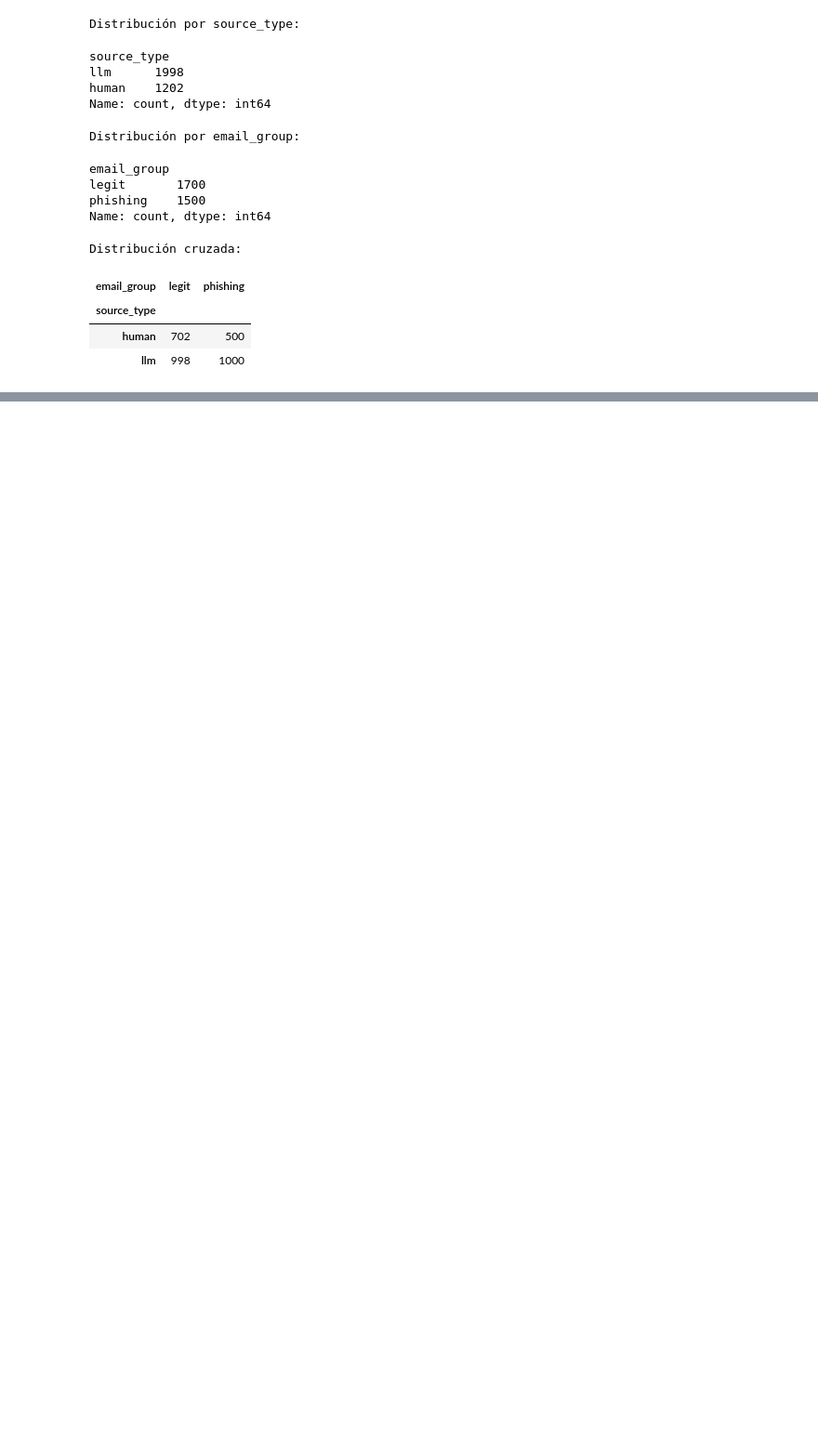
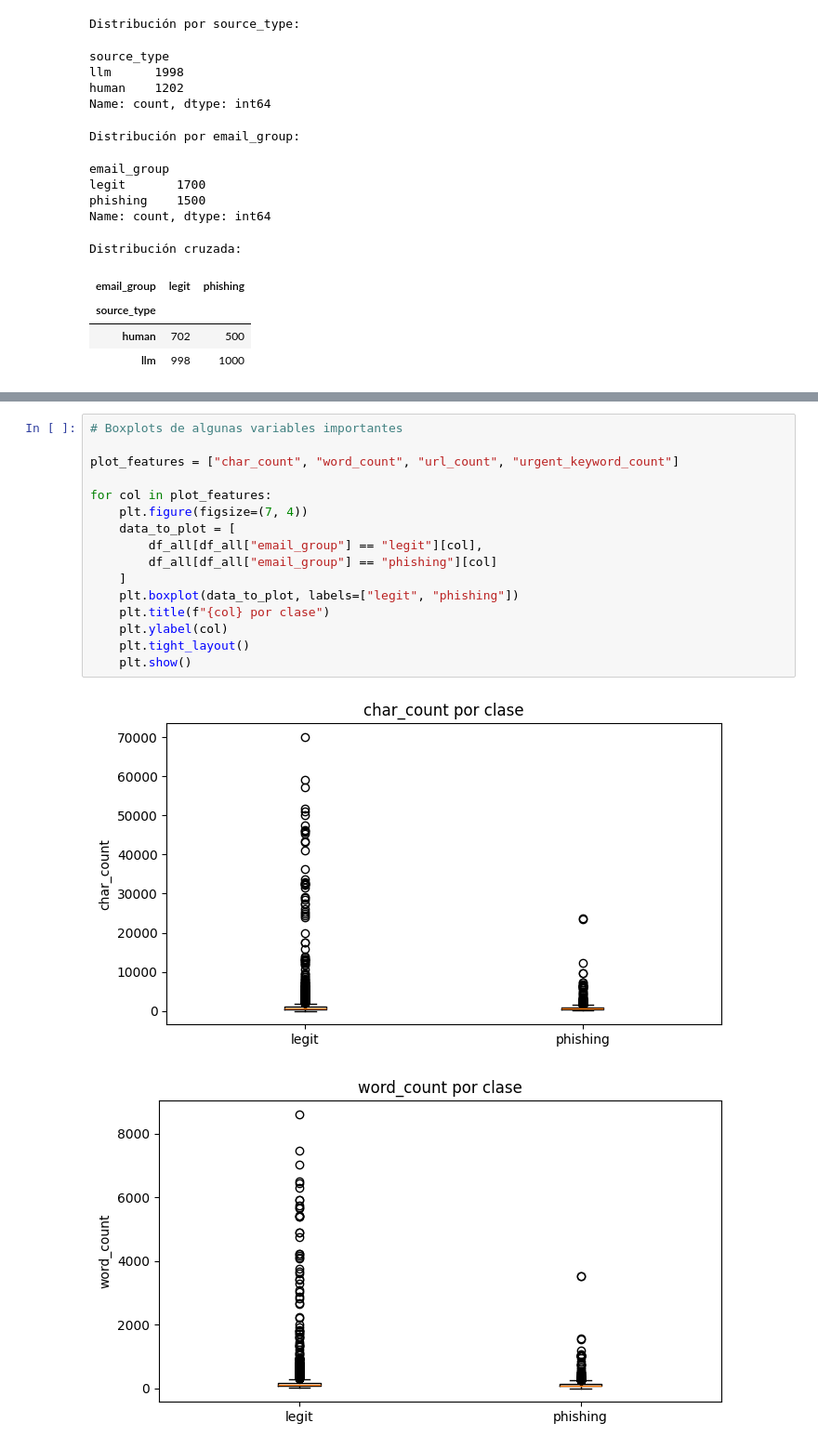
Before and after one commit to EdwinOrtegaK/Phishing-Detection-LLM-Shift, a Jupyter notebook: notebooks/eda_feature_engineering.ipynb, the cells around one changed output, grey strips where cells are left out. Shown at 93% size. Cells and saved outputs as stored; diff of their text form; blank space fills up the shorter version.

```diff
--- a/notebooks/eda_feature_engineering.ipynb
+++ b/notebooks/eda_feature_engineering.ipynb
@@ -299,0 +438,19 @@ Distribución cruzada:
+# %%
+# Boxplots de algunas variables importantes
+
+plot_features = ["char_count", "word_count", "url_count", "urgent_keyword_count"]
+
+for col in plot_features:
+    plt.figure(figsize=(7, 4))
+    data_to_plot = [
+        df_all[df_all["email_group"] == "legit"][col],
+        df_all[df_all["email_group"] == "phishing"][col]
+    ]
+    plt.boxplot(data_to_plot, labels=["legit", "phishing"])
+    plt.title(f"{col} por clase")
+    plt.ylabel(col)
+    plt.tight_layout()
+    plt.show()
+# %% [output]
+[figure, added]
+[figure, added]
```
Also changed, not shown: parts of 17 cells of this notebook.
